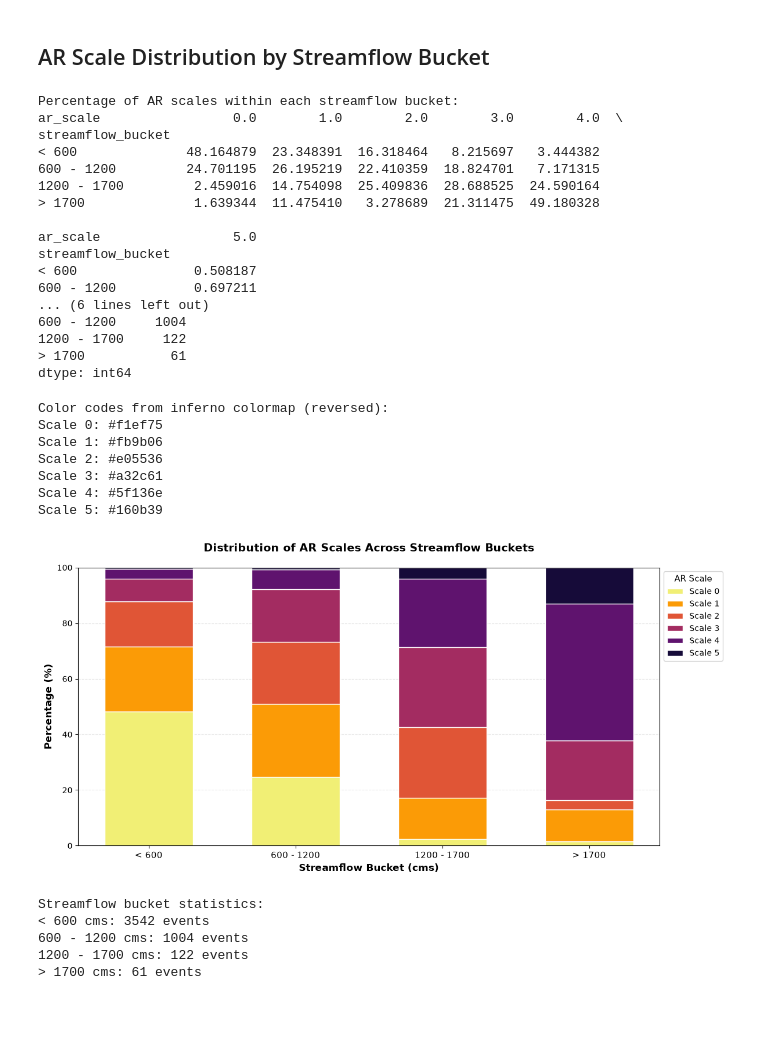
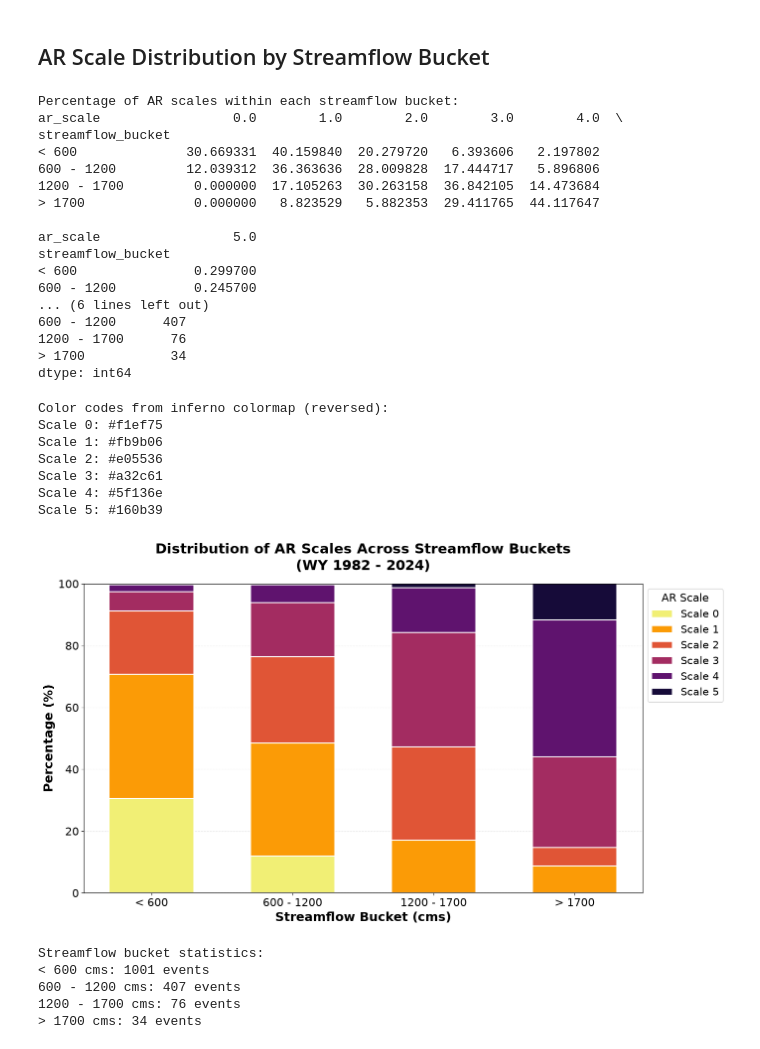
Before and after one commit to DSHydro/skagit-met, a Jupyter notebook: multi_product_bulk_bias/paper_figure_2/figures.ipynb, the cells around one changed output. Drawn from its saved outputs; the diff is of its cells as text; code cells hidden in the pictures; blank space fills up the shorter version.

```diff
--- a/multi_product_bulk_bias/paper_figure_2/figures.ipynb
+++ b/multi_product_bulk_bias/paper_figure_2/figures.ipynb
@@ -5,5 +6,6 @@ from pathlib import Path
 # %%
-events_csv = Path("/data0/hernanqd/plots_code/skagit_basin_de/multi_product_bulk_bias/outputs/2_ar_scale_and_sampling.csv")
+# events_csv = Path("/data0/hernanqd/plots_code/skagit_basin_de/multi_product_bulk_bias/outputs/2_ar_scale_and_sampling.csv")
+events_csv = Path("/data0/hernanqd/plots_code/skagit_basin_de/multi_product_bulk_bias/outputs/3_multi_product_bulk_bias_data.csv")
 # %%
 events = pd.read_csv(events_csv)
 events
@@ -108,7 +108,7 @@ x = np.arange(len(water_year_months))
 width = 0.6
 
 # Create stacked bar chart
-fig, ax = plt.subplots(figsize=(12, 6))
+fig, ax = plt.subplots(figsize=(14, 8))
 
 # Color palette for scales (excluding 0)
 color_map = {1.0: '#fb9b06', 2.0: '#e05536', 3.0: '#a32c61', 4.0: '#5f136e', 5.0: '#160b39'}
@@ -118,15 +118,16 @@ bottom = np.zeros(len(water_year_months))
 for scale in sorted(pivot_data.columns):
     values = pivot_data[scale].values
     color = color_map.get(scale, '#999999')
-    ax.bar(x, values, width, label=f'Scale {int(scale)}', bottom=bottom, color=color, edgecolor='white', linewidth=0.5)
+    ax.bar(x, values, width, label=f'Scale {int(scale)}', bottom=bottom, color=color, edgecolor='white', linewidth=1)
     bottom += values
 
-ax.set_xlabel('Water Year Month', fontsize=12, fontweight='bold')
-ax.set_ylabel('Average Frequency (events per month)', fontsize=12, fontweight='bold')
-ax.set_title('Average Frequency of Atmospheric River Events by Water Year Month\n(AR Scale > 0)', fontsize=14, fontweight='bold', pad=20)
+ax.set_xlabel('Water Year Month', fontsize=18, fontweight='bold')
+ax.set_ylabel('Average Frequency (events per month)', fontsize=18, fontweight='bold')
+ax.set_title('Average Frequency of Atmospheric River Events by Water Year Month\n(WY 1982 - 2024)', fontsize=20, fontweight='bold', pad=20)
 ax.set_xticks(x)
-ax.set_xticklabels(water_year_months, fontsize=11)
-ax.legend(title='AR Scale', fontsize=10, title_fontsize=11, loc='upper right', ncol=1)
+ax.set_xticklabels(water_year_months, fontsize=16)
+ax.tick_params(axis='y', labelsize=16)
+ax.legend(title='AR Scale', fontsize=15, title_fontsize=16, loc='upper right', ncol=1)
 ax.grid(axis='y', alpha=0.3, linestyle='--', linewidth=0.8)
 ax.set_axisbelow(True)
 ax.set_ylim(bottom=0)
@@ -186,23 +187,23 @@ print(bucket_totals)
 Percentage of AR scales within each streamflow bucket:
 ar_scale                 0.0        1.0        2.0        3.0        4.0  \
 streamflow_bucket
-< 600              48.164879  23.348391  16.318464   8.215697   3.444382
-600 - 1200         24.701195  26.195219  22.410359  18.824701   7.171315
-1200 - 1700         2.459016  14.754098  25.409836  28.688525  24.590164
-> 1700              1.639344  11.475410   3.278689  21.311475  49.180328
+< 600              30.669331  40.159840  20.279720   6.393606   2.197802
+600 - 1200         12.039312  36.363636  28.009828  17.444717   5.896806
+1200 - 1700         0.000000  17.105263  30.263158  36.842105  14.473684
+> 1700              0.000000   8.823529   5.882353  29.411765  44.117647
 
 ar_scale                 5.0
 streamflow_bucket
-< 600               0.508187
-600 - 1200          0.697211
+< 600               0.299700
+600 - 1200          0.245700
 ... (6 lines left out)
-600 - 1200     1004
-1200 - 1700     122
-> 1700           61
+600 - 1200      407
+1200 - 1700      76
+> 1700           34
 dtype: int64
 # %%
 # Create stacked bar chart for streamflow buckets
-fig, ax = plt.subplots(figsize=(12, 6))
+fig, ax = plt.subplots(figsize=(14, 8))
 
 x = np.arange(len(labels_sf))
 width = 0.6
@@ -218,42 +219,43 @@ print("Color codes from inferno colormap (reversed):")
 for scale, color in sorted(color_map.items()):
     print(f"Scale {int(scale)}: {color}")
 
 # Plot stacked bars for each AR scale
 bottom = np.zeros(len(labels_sf))
 for scale in scales_list:
     values = pivot_percentages[scale].values
     color = color_map[scale]
-    ax.bar(x, values, width, label=f'Scale {int(scale)}', bottom=bottom, color=color, edgecolor='white', linewidth=1)
+    ax.bar(x, values, width, label=f'Scale {int(scale)}', bottom=bottom, color=color, edgecolor='white', linewidth=1.5)
     bottom += values
 
-ax.set_xlabel('Streamflow Bucket (cms)', fontsize=12, fontweight='bold')
-ax.set_ylabel('Percentage (%)', fontsize=12, fontweight='bold')
-ax.set_title('Distribution of AR Scales Across Streamflow Buckets', fontsize=14, fontweight='bold', pad=20)
+ax.set_xlabel('Streamflow Bucket (cms)', fontsize=18, fontweight='bold')
+ax.set_ylabel('Percentage (%)', fontsize=18, fontweight='bold')
+ax.set_title('Distribution of AR Scales Across Streamflow Buckets\n(WY 1982 - 2024)', fontsize=20, fontweight='bold', pad=20)
 ax.set_xticks(x)
-ax.set_xticklabels(labels_sf, fontsize=11)
-ax.legend(title='AR Scale', fontsize=10, title_fontsize=11, loc='upper left', bbox_to_anchor=(1, 1))
+ax.set_xticklabels(labels_sf, fontsize=16)
+ax.tick_params(axis='y', labelsize=16)
+ax.legend(title='AR Scale', fontsize=15, title_fontsize=16, loc='upper left', bbox_to_anchor=(1, 1))
 ax.grid(axis='y', alpha=0.3, linestyle='--', linewidth=0.8)
 ax.set_axisbelow(True)
 ax.set_ylim(0, 100)
 
 plt.tight_layout()
 plt.show()
 
 print("\nStreamflow bucket statistics:")
 for bucket in labels_sf:
     count = bucket_totals[bucket] if bucket in bucket_totals.index else 0
     print(f"{bucket} cms: {int(count)} events")
 # %% [output]
 Color codes from inferno colormap (reversed):
 Scale 0: #f1ef75
 Scale 1: #fb9b06
 Scale 2: #e05536
 Scale 3: #a32c61
 Scale 4: #5f136e
 Scale 5: #160b39
-[figure, old version]
+[figure, new version]
 Streamflow bucket statistics:
-< 600 cms: 3542 events
-600 - 1200 cms: 1004 events
-1200 - 1700 cms: 122 events
-> 1700 cms: 61 events
+< 600 cms: 1001 events
+600 - 1200 cms: 407 events
+1200 - 1700 cms: 76 events
+> 1700 cms: 34 events
```
Also changed, not shown: parts of 5 cells of this notebook, 13 other files.
